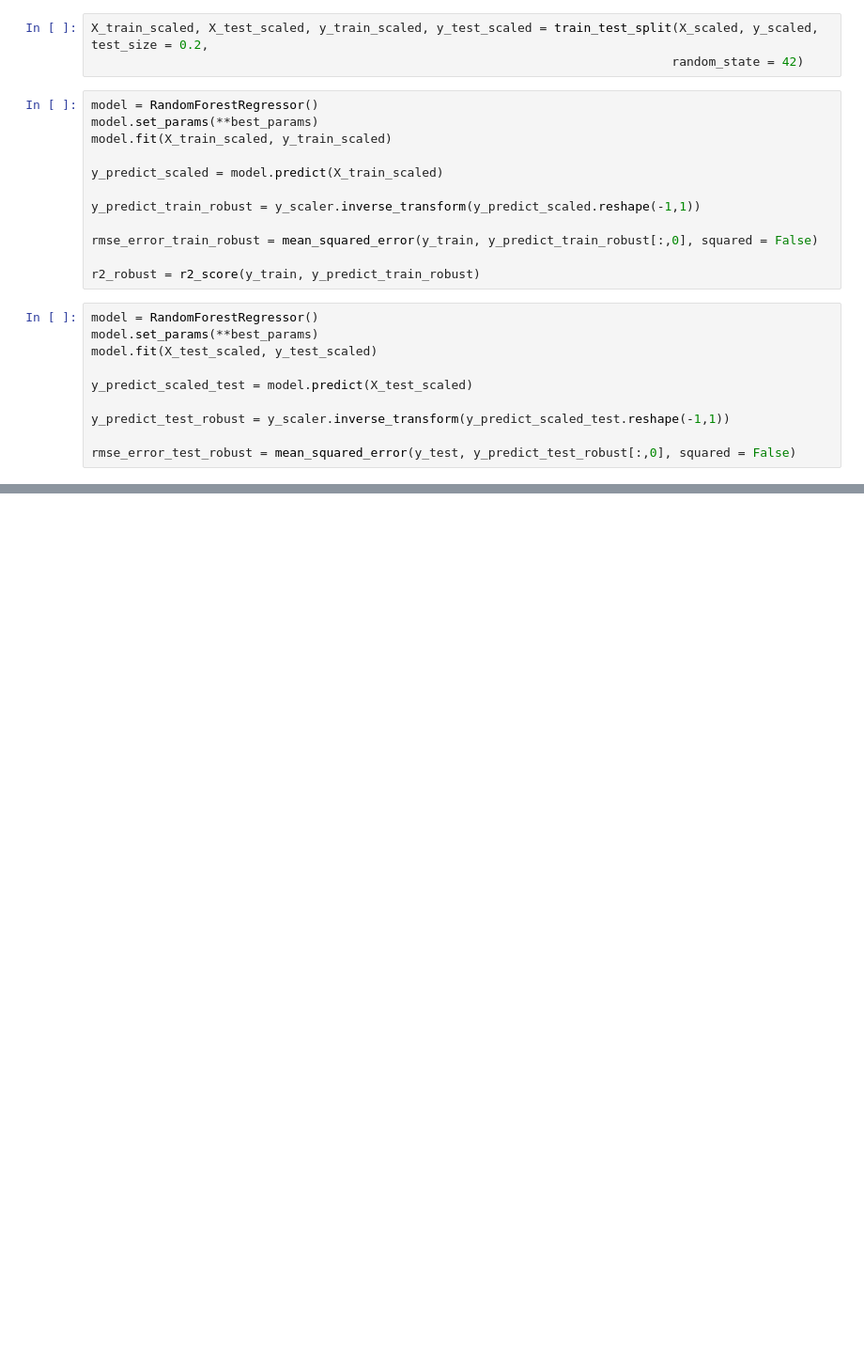
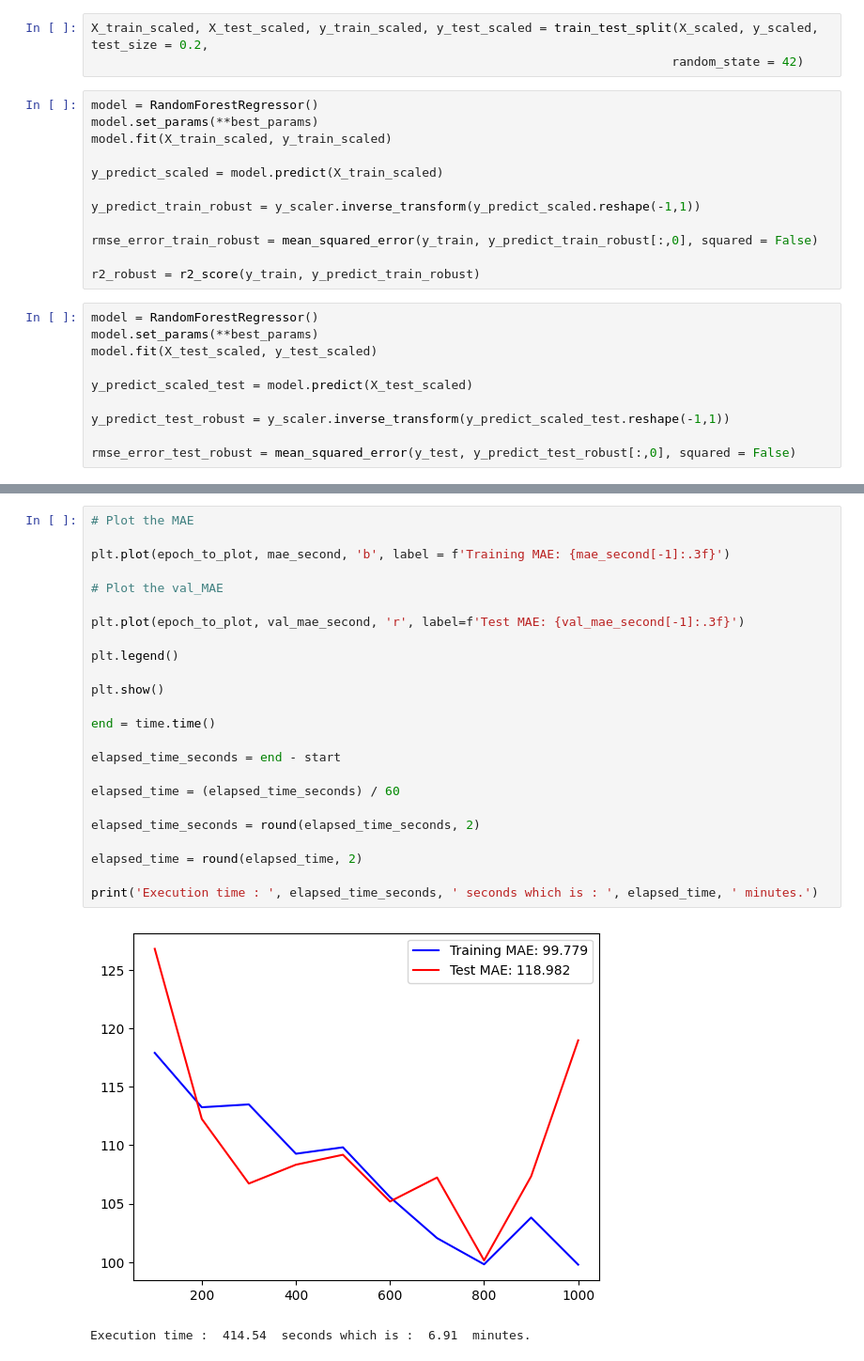
Before and after one commit to tugceturkkal/Data-Projects, a Jupyter notebook: Predicting Price.ipynb, the cells around one changed output, grey strips where cells are left out. Shown at 94% size. Saved outputs shown, nothing was run; the diff lists cells and outputs as text; blank space fills up the shorter version.

```diff
--- a/Predicting Price.ipynb
+++ b/Predicting Price.ipynb
@@ -901,0 +1044,27 @@ pred_data
+# %%
+# Plot the MAE
+
+plt.plot(epoch_to_plot, mae_second, 'b', label = f'Training MAE: {mae_second[-1]:.3f}')
+
+# Plot the val_MAE
+
+plt.plot(epoch_to_plot, val_mae_second, 'r', label=f'Test MAE: {val_mae_second[-1]:.3f}')
+
+plt.legend()
+
+plt.show()
+
+end = time.time()
+
+elapsed_time_seconds = end - start
+
+elapsed_time = (elapsed_time_seconds) / 60
+
+elapsed_time_seconds = round(elapsed_time_seconds, 2)
+
+elapsed_time = round(elapsed_time, 2)
+
+print('Execution time : ', elapsed_time_seconds, ' seconds which is : ', elapsed_time, ' minutes.')
+# %% [output]
+[figure, added]
+Execution time :  414.54  seconds which is :  6.91  minutes.
```
Also changed, not shown: parts of 26 cells of this notebook.
